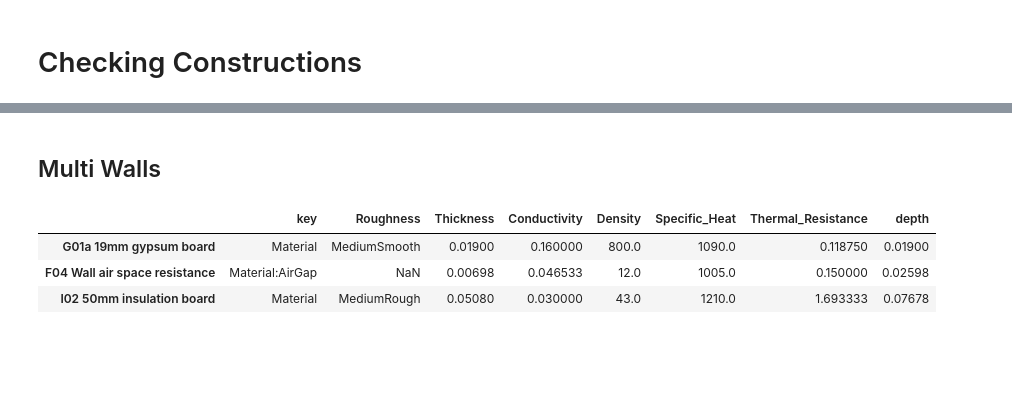
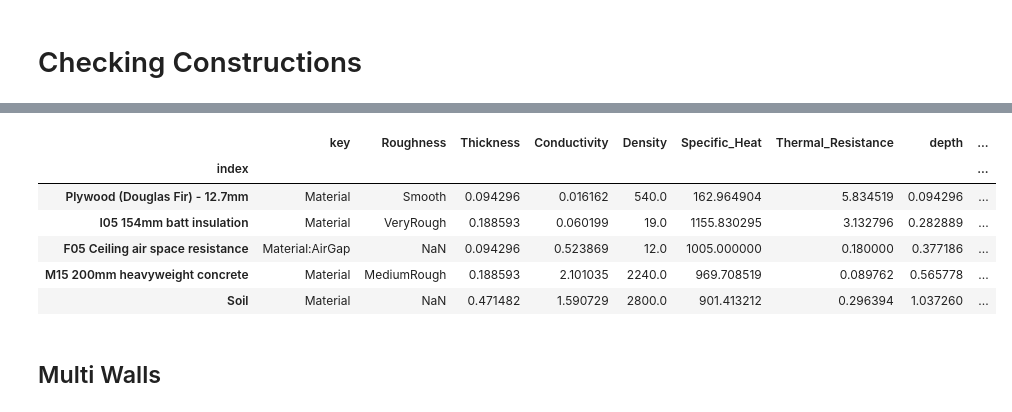
Before and after one commit to nbachand/graphBEM, a Jupyter notebook: TestMultiWalls.ipynb, the cells around one changed output, grey strips where cells are left out. Cells and saved outputs as stored; diff of their text form; code cells hidden in the pictures; blank space fills up the shorter version.

```diff
--- a/TestMultiWalls.ipynb
+++ b/TestMultiWalls.ipynb
@@ -94,28 +156,18 @@ for materialType in ["Light", "Medium", "Heavy"]:
+# %%
+processMaterials(floorMaterial, 9)
+# %% [output]
+|  | key | Roughness | Thickness | Conductivity | Density | Specific_Heat | Thermal_Resistance | depth | ... |
+| index |  |  |  |  |  |  |  |  | ... |
+| Plywood (Douglas Fir) - 12.7mm | Material | Smooth | 0.094296 | 0.016162 | 540.0 | 162.964904 | 5.834519 | 0.094296 | ... |
+| I05 154mm batt insulation | Material | VeryRough | 0.188593 | 0.060199 | 19.0 | 1155.830295 | 3.132796 | 0.282889 | ... |
+| F05 Ceiling air space resistance | Material:AirGap | NaN | 0.094296 | 0.523869 | 12.0 | 1005.000000 | 0.180000 | 0.377186 | ... |
+| M15 200mm heavyweight concrete | Material | MediumRough | 0.188593 | 2.101035 | 2240.0 | 969.708519 | 0.089762 | 0.565778 | ... |
+| Soil | Material | NaN | 0.471482 | 1.590729 | 2800.0 | 901.413212 | 0.296394 | 1.037260 | ... |
 # %% [markdown]
 ## Multi Walls
 # %%
 # constructions  = pd.read_csv("energyPlus/ASHRAE_2005_HOF_Constructions.csv", index_col="Name")
 # materials = pd.read_csv("energyPlus/ASHRAE_2005_HOF_Materials.csv", index_col="Name")
-# %%
-# wallLayers = ["Outside_Layer", "Layer_2", "Layer_3", "Layer_4", "Layer_5"]
-# material_df = []
-# for layer in wallLayers:
-#     material = constructions[layer]["Light Exterior Wall"]
-#     if isinstance(material, str):
-#         conductivity = materials["Conductivity"][material]
-#         if (conductivity > 10) == False: # filter out the materials with conductivity > 10 that mess up solver and basically transfer all heat
-#             material_df.append(materials.loc[material])
-# material_df = pd.DataFrame(material_df)
-# material_df = material_df.iloc[0:3]
-
-material_df = cleanMaterial("Light Exterior Wall")
-material_df, _, _, _ = processMaterials(material_df)
-material_df
-# %% [output]
-|  | key | Roughness | Thickness | Conductivity | Density | Specific_Heat | Thermal_Resistance | depth |
-| G01a 19mm gypsum board | Material | MediumSmooth | 0.01900 | 0.160000 | 800.0 | 1090.0 | 0.118750 | 0.01900 |
-| F04 Wall air space resistance | Material:AirGap | NaN | 0.00698 | 0.046533 | 12.0 | 1005.0 | 0.150000 | 0.02598 |
-| I02 50mm insulation board | Material | MediumRough | 0.05080 | 0.030000 | 43.0 | 1210.0 | 1.693333 | 0.07678 |
 # %%
 sim_kwargs = {
     "delt": 10,
```
Also changed, not shown: parts of 8 cells of this notebook, 3 other files.
